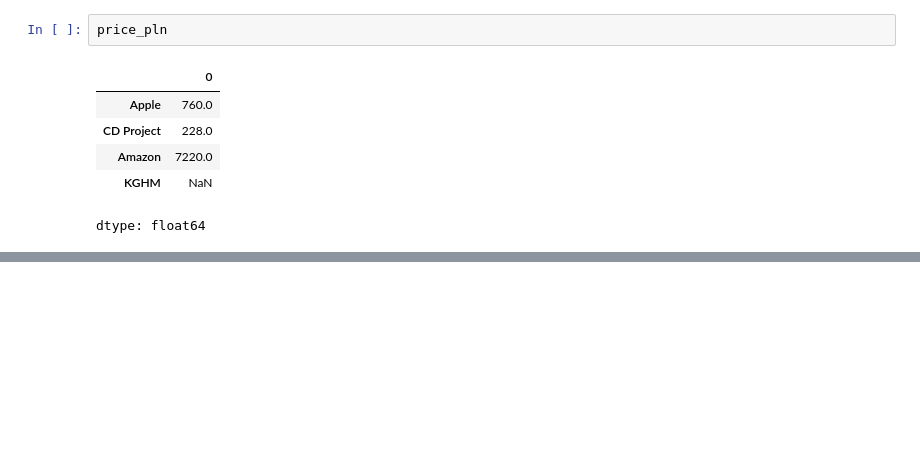
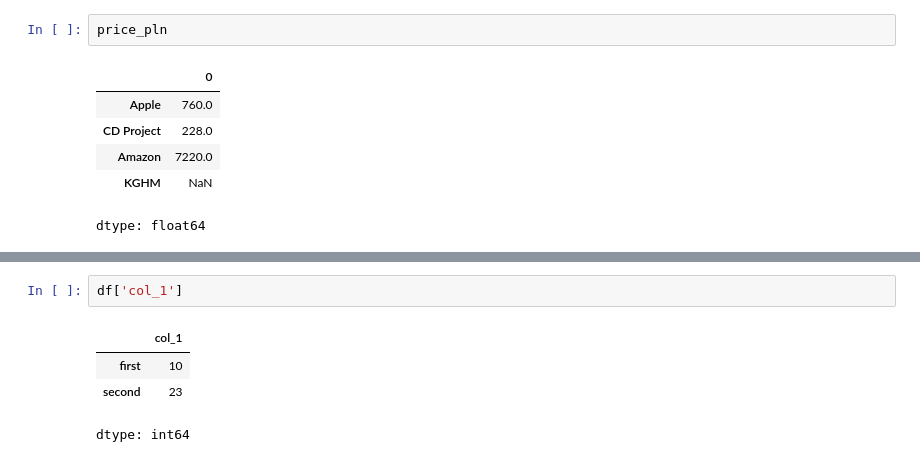
Before and after one commit to klaudiaajuszczykk/data-science-bootcamp, a Jupyter notebook: ćwiczenie.ipynb, the cells around one changed output, grey strips where cells are left out. Drawn from its saved outputs; the diff is of its cells as text; blank space fills up the shorter version.

```diff
--- a/ćwiczenie.ipynb
+++ b/ćwiczenie.ipynb
@@ -210,0 +221,7 @@ dtype: float64
+# %%
+df['col_1']
+# %% [output]
+|  | col_1 |
+| first | 10 |
+| second | 23 |
+dtype: int64
```
Also changed, not shown: parts of 2 cells of this notebook.
